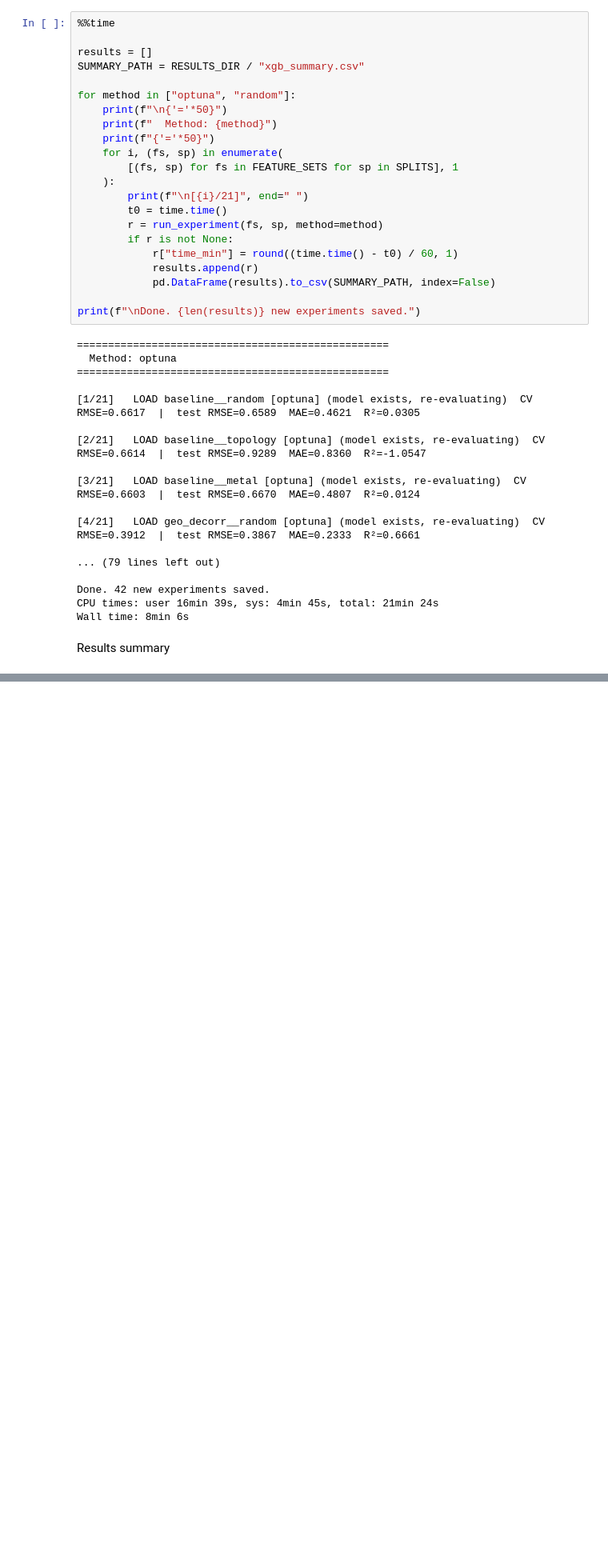
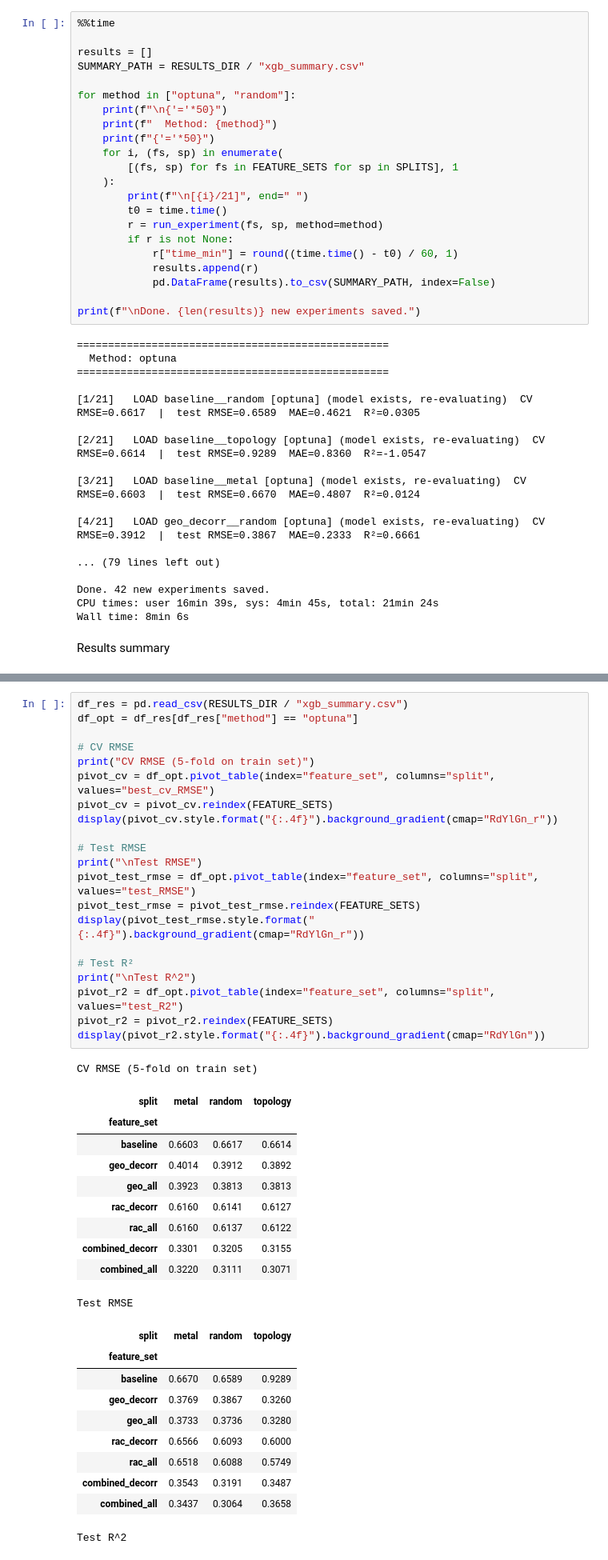
Before and after one commit to isabellafmv/dc-mof-project, a Jupyter notebook: notebooks/xgboost_training.ipynb, the cells around one changed output, grey strips where cells are left out. Shown at 80% size. Saved outputs shown, nothing was run; the diff lists cells and outputs as text; blank space fills up the shorter version.

```diff
--- a/notebooks/xgboost_training.ipynb
+++ b/notebooks/xgboost_training.ipynb
@@ -295,3 +295,46 @@ if {"optuna", "random"}.issubset(df_res["method"].unique()):
 | rac_all | +0.0116 | -0.0006 | -0.0048 |
 | combined_decorr | -0.0044 | +0.0000 | -0.0122 |
 | combined_all | -0.0060 | -0.0025 | +0.0236 |
+# %%
+df_res = pd.read_csv(RESULTS_DIR / "xgb_summary.csv")
+df_opt = df_res[df_res["method"] == "optuna"]
+
+# CV RMSE
+print("CV RMSE (5-fold on train set)")
+pivot_cv = df_opt.pivot_table(index="feature_set", columns="split", values="best_cv_RMSE")
+pivot_cv = pivot_cv.reindex(FEATURE_SETS)
+display(pivot_cv.style.format("{:.4f}").background_gradient(cmap="RdYlGn_r"))
+
+# Test RMSE
+print("\nTest RMSE")
+pivot_test_rmse = df_opt.pivot_table(index="feature_set", columns="split", values="test_RMSE")
+pivot_test_rmse = pivot_test_rmse.reindex(FEATURE_SETS)
+display(pivot_test_rmse.style.format("{:.4f}").background_gradient(cmap="RdYlGn_r"))
+
+# Test R²
+print("\nTest R^2")
+pivot_r2 = df_opt.pivot_table(index="feature_set", columns="split", values="test_R2")
+pivot_r2 = pivot_r2.reindex(FEATURE_SETS)
+display(pivot_r2.style.format("{:.4f}").background_gradient(cmap="RdYlGn"))
+# %% [output]
+CV RMSE (5-fold on train set)
+| split | metal | random | topology |
+| feature_set |  |  |  |
+| baseline | 0.6603 | 0.6617 | 0.6614 |
+| geo_decorr | 0.4014 | 0.3912 | 0.3892 |
+| geo_all | 0.3923 | 0.3813 | 0.3813 |
+| rac_decorr | 0.6160 | 0.6141 | 0.6127 |
+| rac_all | 0.6160 | 0.6137 | 0.6122 |
+| combined_decorr | 0.3301 | 0.3205 | 0.3155 |
+| combined_all | 0.3220 | 0.3111 | 0.3071 |
+Test RMSE
+| split | metal | random | topology |
+| feature_set |  |  |  |
+| baseline | 0.6670 | 0.6589 | 0.9289 |
+| geo_decorr | 0.3769 | 0.3867 | 0.3260 |
+| geo_all | 0.3733 | 0.3736 | 0.3280 |
+| rac_decorr | 0.6566 | 0.6093 | 0.6000 |
+| rac_all | 0.6518 | 0.6088 | 0.5749 |
+| combined_decorr | 0.3543 | 0.3191 | 0.3487 |
+| combined_all | 0.3437 | 0.3064 | 0.3658 |
+Test R^2
```
Also changed, not shown: parts of 2 cells of this notebook, 28 other files.
